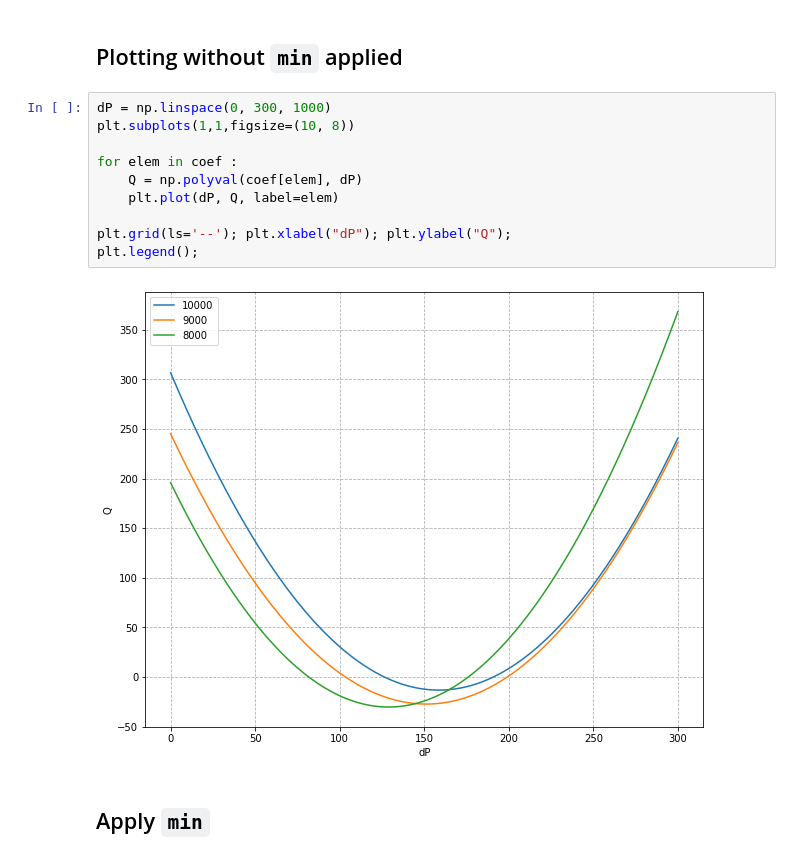
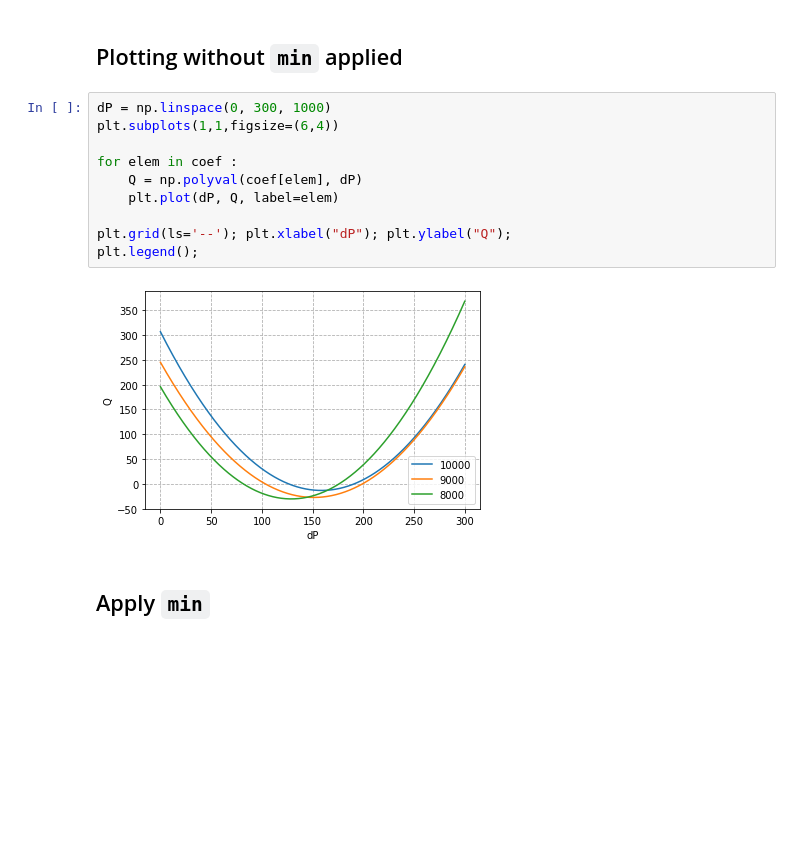
Before and after one commit to matthiaszeller/VAD-0D-DNN, a Jupyter notebook: notebooks/N1-HQ-curve-HMIII.ipynb, the cells around one changed output. Drawn from its saved outputs; the diff is of its cells as text; blank space fills up the shorter version.

```diff
--- a/notebooks/N1-HQ-curve-HMIII.ipynb
+++ b/notebooks/N1-HQ-curve-HMIII.ipynb
@@ -172,16 +181,16 @@ mins[8000] = 100
 ## Plotting without `min` applied
 # %%
 dP = np.linspace(0, 300, 1000)
-plt.subplots(1,1,figsize=(10, 8))
+plt.subplots(1,1,figsize=(6,4))
 
 for elem in coef :
     Q = np.polyval(coef[elem], dP)
     plt.plot(dP, Q, label=elem)
 
 plt.grid(ls='--'); plt.xlabel("dP"); plt.ylabel("Q");
 plt.legend();
 # %% [output]
-[figure, old version]
+[figure, new version]
 # %% [markdown]
 ## Apply `min`
 # %%
```
Also changed, not shown: parts of 15 cells of this notebook.
